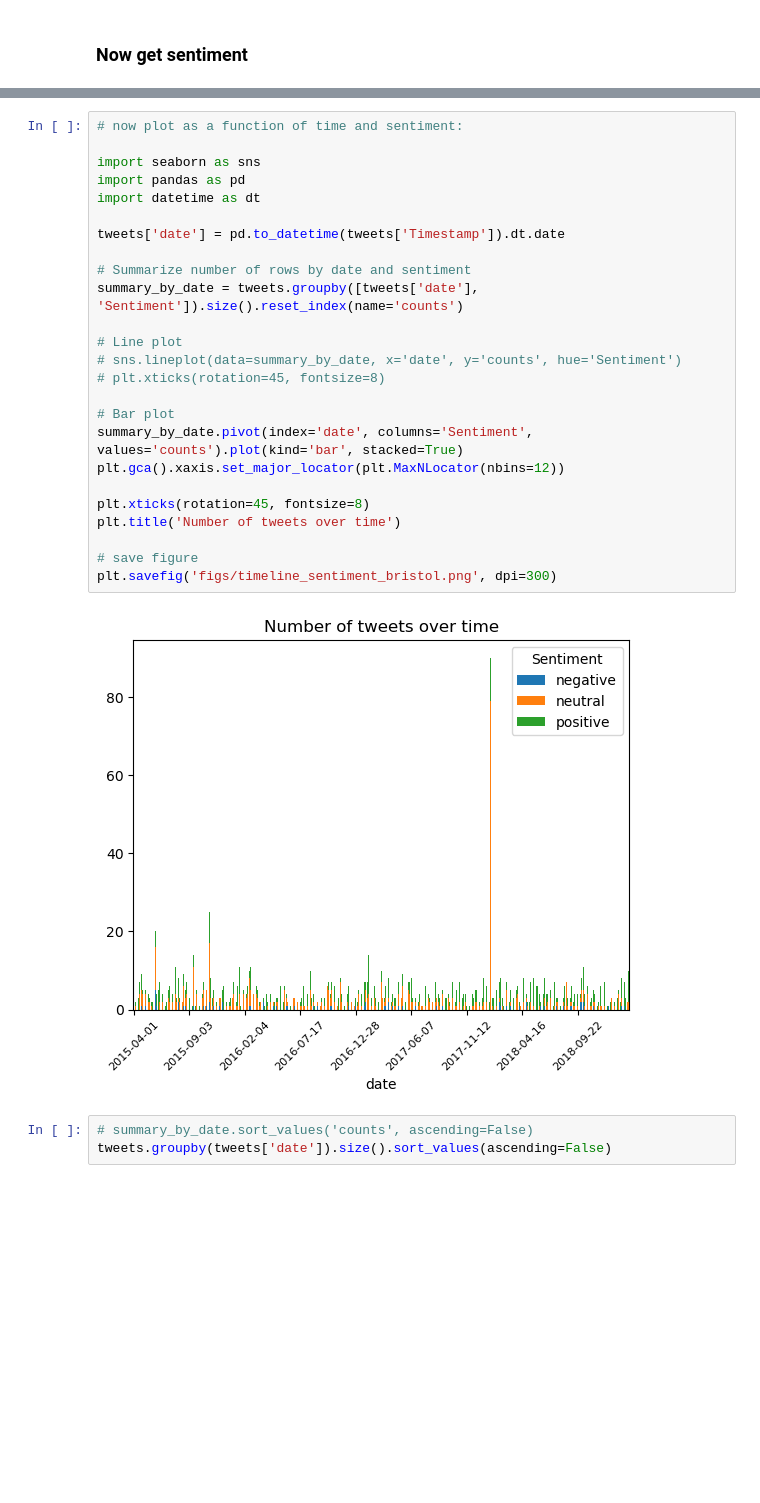
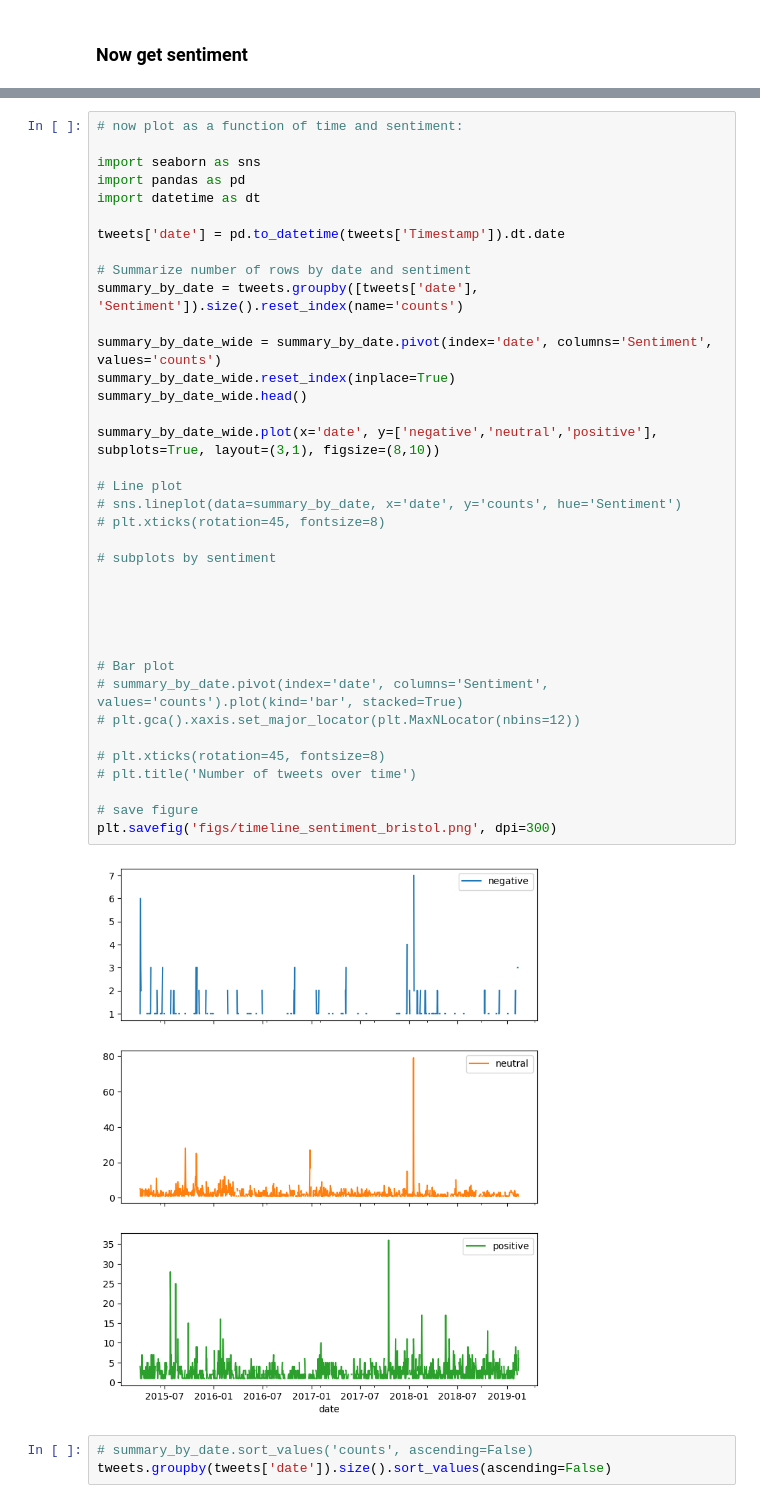
Before and after one commit to celiason/museum-visitor-model, a Jupyter notebook: sentiment.ipynb, the cells around one changed output, grey strips where cells are left out. Cells and saved outputs as stored; diff of their text form; blank space fills up the shorter version.

```diff
--- a/sentiment.ipynb
+++ b/sentiment.ipynb
@@ -145,30 +145,42 @@ tweets.head()
 # %%
 # now plot as a function of time and sentiment:
 
 import seaborn as sns
 import pandas as pd
 import datetime as dt
 
 tweets['date'] = pd.to_datetime(tweets['Timestamp']).dt.date
 
 # Summarize number of rows by date and sentiment
 summary_by_date = tweets.groupby([tweets['date'], 'Sentiment']).size().reset_index(name='counts')
 
+summary_by_date_wide = summary_by_date.pivot(index='date', columns='Sentiment', values='counts')
+summary_by_date_wide.reset_index(inplace=True)
+summary_by_date_wide.head()
+
+summary_by_date_wide.plot(x='date', y=['negative','neutral','positive'], subplots=True, layout=(3,1), figsize=(8,10))
+
 # Line plot
 # sns.lineplot(data=summary_by_date, x='date', y='counts', hue='Sentiment')
 # plt.xticks(rotation=45, fontsize=8)
 
+# subplots by sentiment
+
+
+
+
+
 # Bar plot
-summary_by_date.pivot(index='date', columns='Sentiment', values='counts').plot(kind='bar', stacked=True)
-plt.gca().xaxis.set_major_locator(plt.MaxNLocator(nbins=12))
+# summary_by_date.pivot(index='date', columns='Sentiment', values='counts').plot(kind='bar', stacked=True)
+# plt.gca().xaxis.set_major_locator(plt.MaxNLocator(nbins=12))
 
-plt.xticks(rotation=45, fontsize=8)
-plt.title('Number of tweets over time')
+# plt.xticks(rotation=45, fontsize=8)
+# plt.title('Number of tweets over time')
 
 # save figure
 plt.savefig('figs/timeline_sentiment_bristol.png', dpi=300)
 # %% [output]
-[figure, old version]
+[figure, new version]
 # %%
 # summary_by_date.sort_values('counts', ascending=False)
 tweets.groupby(tweets['date']).size().sort_values(ascending=False)
```
Also changed, not shown: 2 other files.
